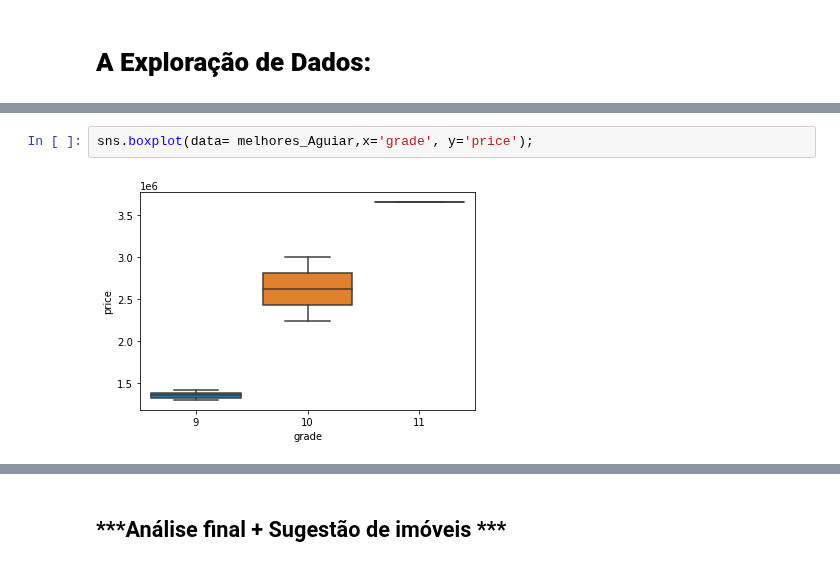
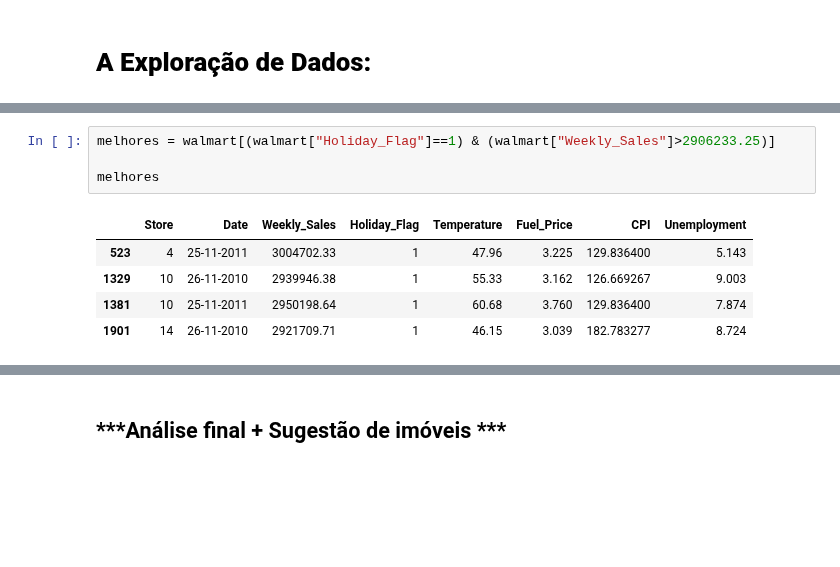
Before and after one commit to Adjalma/Mini-Projeto-DNC, a Jupyter notebook: Mini_Projeto_Walmart_DNC.ipynb, the cells around one changed output, grey strips where cells are left out. Saved outputs shown, nothing was run; the diff lists cells and outputs as text; blank space fills up the shorter version.

```diff
--- a/Mini_Projeto_Walmart_DNC.ipynb
+++ b/Mini_Projeto_Walmart_DNC.ipynb
@@ -94,4 +60,10 @@ piores_Aguiar
-# %%
-sns.boxplot(data= melhores_Aguiar,x='grade', y='price');
-# %% [output]
-[figure, removed]
+# %%
+melhores = walmart[(walmart["Holiday_Flag"]==1) & (walmart["Weekly_Sales"]>2906233.25)]
+
+melhores
+# %% [output]
+|  | Store | Date | Weekly_Sales | Holiday_Flag | Temperature | Fuel_Price | CPI | Unemployment |
+| 523 | 4 | 25-11-2011 | 3004702.33 | 1 | 47.96 | 3.225 | 129.836400 | 5.143 |
+| 1329 | 10 | 26-11-2010 | 2939946.38 | 1 | 55.33 | 3.162 | 126.669267 | 9.003 |
+| 1381 | 10 | 25-11-2011 | 2950198.64 | 1 | 60.68 | 3.760 | 129.836400 | 7.874 |
+| 1901 | 14 | 26-11-2010 | 2921709.71 | 1 | 46.15 | 3.039 | 182.783277 | 8.724 |
```
Also changed, not shown: parts of 13 cells of this notebook.
